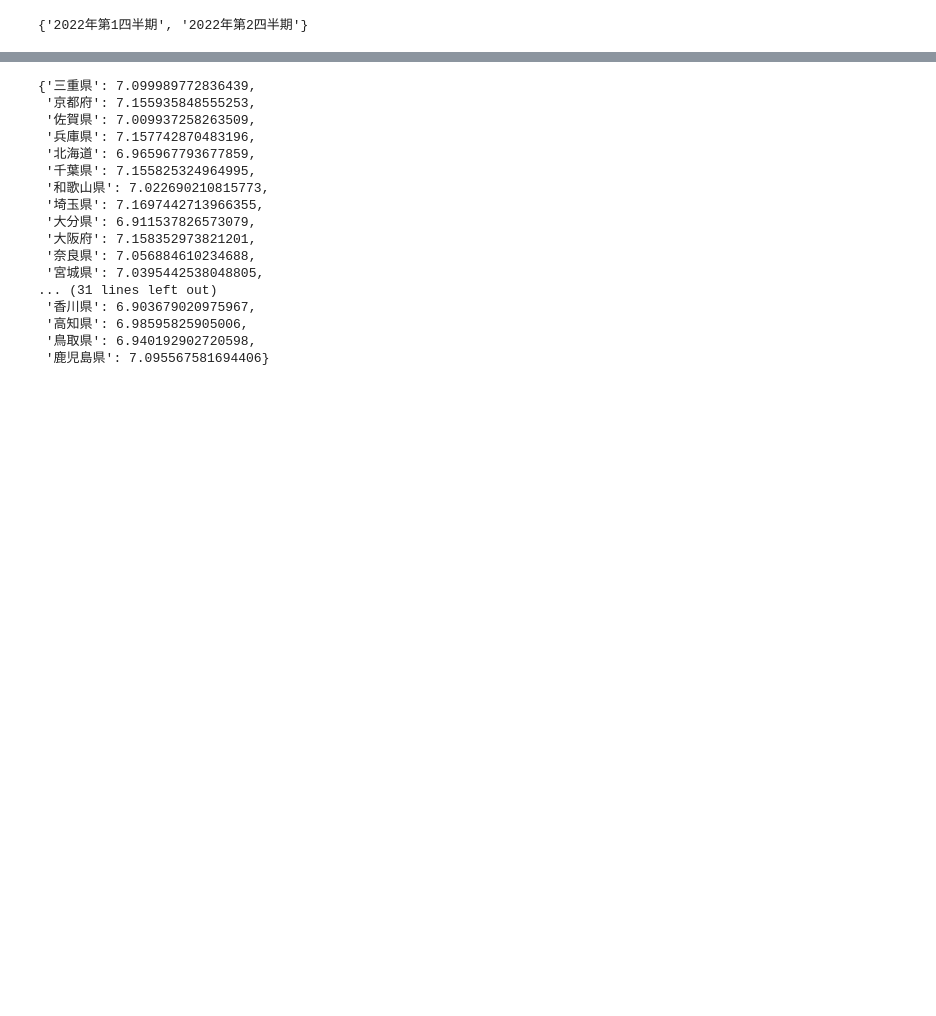
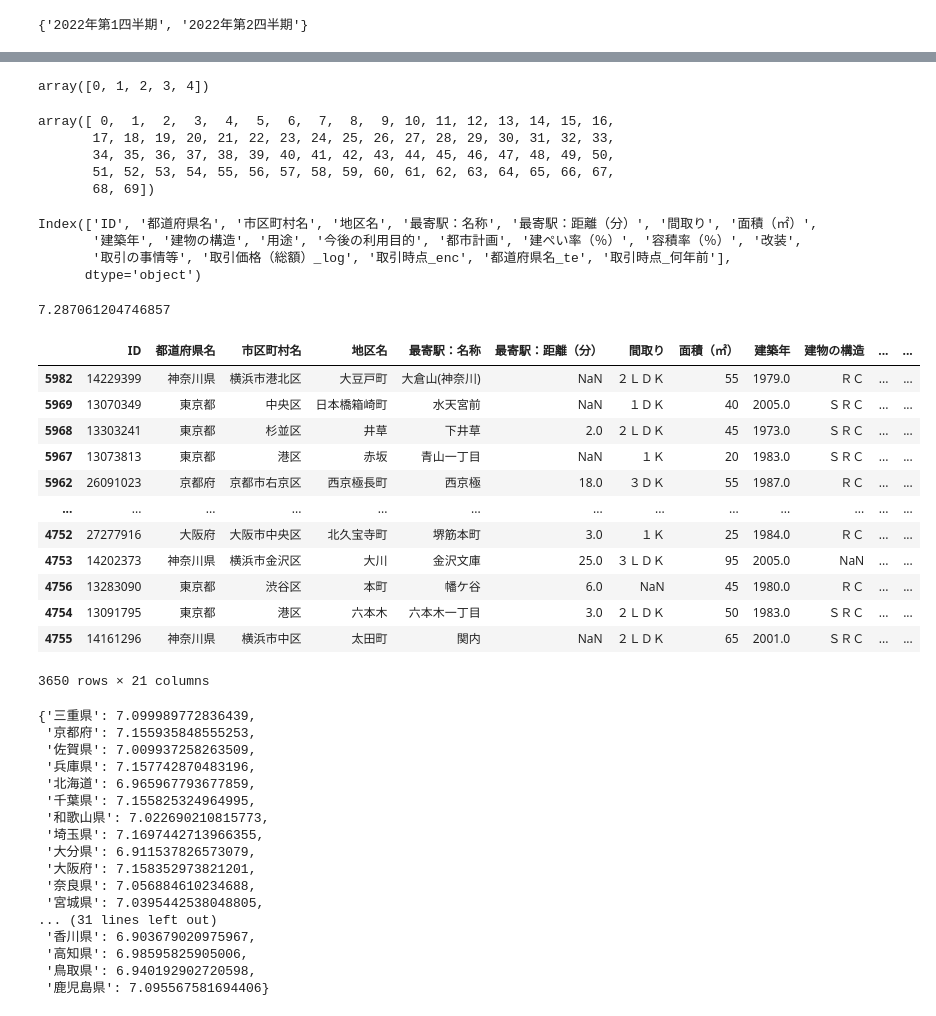
Before and after one commit to chanzone-khm/nishika-2023-mansion-summer, a Jupyter notebook: work/0_chanzone-khm/0_tutorial_nishika_49_mansion_ipynb_のコピー.ipynb, the cells around one changed output, grey strips where cells are left out. Cells and saved outputs as stored; diff of their text form; code cells hidden in the pictures; blank space fills up the shorter version.

```diff
--- a/work/0_chanzone-khm/0_tutorial_nishika_49_mansion_ipynb_のコピー.ipynb
+++ b/work/0_chanzone-khm/0_tutorial_nishika_49_mansion_ipynb_のコピー.ipynb
@@ -246,3 +262,8 @@ group_col = '都道府県名'
 for i in set(df[time_col].values):
     tmp_df = df[df[time_col] < i]
     te_dic[i] = tmp_df.groupby(group_col)[TARGET].agg('mean').to_dict()
+# %%
+a = df[(-3 < df[time_col]) & (df[time_col] < 5)]
+a['取引時点_enc'].unique()
+# %% [output]
+array([0, 1, 2, 3, 4])
@@ -249,3 +275,38 @@ for i in set(df[time_col].values):
+# %%
+df[time_col].unique()
+# %% [output]
+array([ 0,  1,  2,  3,  4,  5,  6,  7,  8,  9, 10, 11, 12, 13, 14, 15, 16,
+       17, 18, 19, 20, 21, 22, 23, 24, 25, 26, 27, 28, 29, 30, 31, 32, 33,
+       34, 35, 36, 37, 38, 39, 40, 41, 42, 43, 44, 45, 46, 47, 48, 49, 50,
+       51, 52, 53, 54, 55, 56, 57, 58, 59, 60, 61, 62, 63, 64, 65, 66, 67,
+       68, 69])
+# %%
+df.columns
+# %% [output]
+Index(['ID', '都道府県名', '市区町村名', '地区名', '最寄駅：名称', '最寄駅：距離（分）', '間取り', '面積（㎡）',
+       '建築年', '建物の構造', '用途', '今後の利用目的', '都市計画', '建ぺい率（％）', '容積率（％）', '改装',
+       '取引の事情等', '取引価格（総額）_log', '取引時点_enc', '都道府県名_te', '取引時点_何年前'],
+      dtype='object')
+# %%
+te_dic[1]['東京都']
+# %% [output]
+7.287061204746857
+# %%
+df.sort_values('取引時点_enc')[(0 < df['取引時点_enc']) & (df['取引時点_enc'] < 2)]
+# %% [output]
+|  | ID | 都道府県名 | 市区町村名 | 地区名 | 最寄駅：名称 | 最寄駅：距離（分） | 間取り | 面積（㎡） | 建築年 | 建物の構造 | ... | ... |
+| 5982 | 14229399 | 神奈川県 | 横浜市港北区 | 大豆戸町 | 大倉山(神奈川) | NaN | ２ＬＤＫ | 55 | 1979.0 | ＲＣ | ... | ... |
+| 5969 | 13070349 | 東京都 | 中央区 | 日本橋箱崎町 | 水天宮前 | NaN | １ＤＫ | 40 | 2005.0 | ＳＲＣ | ... | ... |
+| 5968 | 13303241 | 東京都 | 杉並区 | 井草 | 下井草 | 2.0 | ２ＬＤＫ | 45 | 1973.0 | ＳＲＣ | ... | ... |
+| 5967 | 13073813 | 東京都 | 港区 | 赤坂 | 青山一丁目 | NaN | １Ｋ | 20 | 1983.0 | ＳＲＣ | ... | ... |
+| 5962 | 26091023 | 京都府 | 京都市右京区 | 西京極長町 | 西京極 | 18.0 | ３ＤＫ | 55 | 1987.0 | ＲＣ | ... | ... |
+| ... | ... | ... | ... | ... | ... | ... | ... | ... | ... | ... | ... | ... |
+| 4752 | 27277916 | 大阪府 | 大阪市中央区 | 北久宝寺町 | 堺筋本町 | 3.0 | １Ｋ | 25 | 1984.0 | ＲＣ | ... | ... |
+| 4753 | 14202373 | 神奈川県 | 横浜市金沢区 | 大川 | 金沢文庫 | 25.0 | ３ＬＤＫ | 95 | 2005.0 | NaN | ... | ... |
+| 4756 | 13283090 | 東京都 | 渋谷区 | 本町 | 幡ケ谷 | 6.0 | NaN | 45 | 1980.0 | ＲＣ | ... | ... |
+| 4754 | 13091795 | 東京都 | 港区 | 六本木 | 六本木一丁目 | 3.0 | ２ＬＤＫ | 50 | 1983.0 | ＳＲＣ | ... | ... |
+| 4755 | 14161296 | 神奈川県 | 横浜市中区 | 太田町 | 関内 | NaN | ２ＬＤＫ | 65 | 2001.0 | ＳＲＣ | ... | ... |
+3650 rows × 21 columns
 # %%
 te_dic[50] # 50番目の取引時期"までの"都道府県ごとの販売価格平均
 # %% [output]
```
Also changed, not shown: parts of 14 cells of this notebook, 5 other files.
